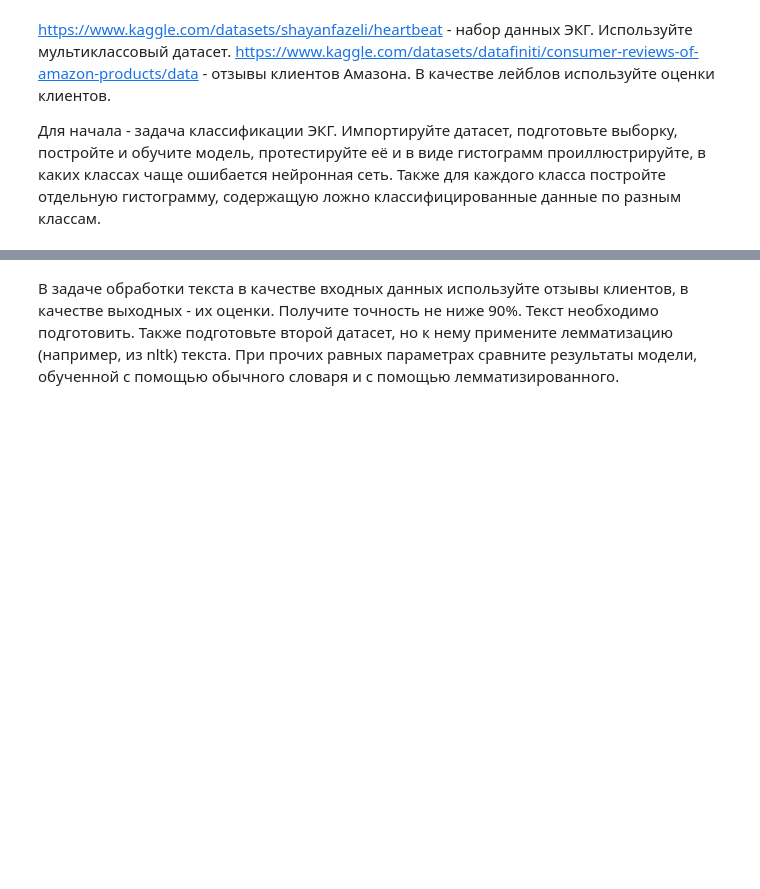
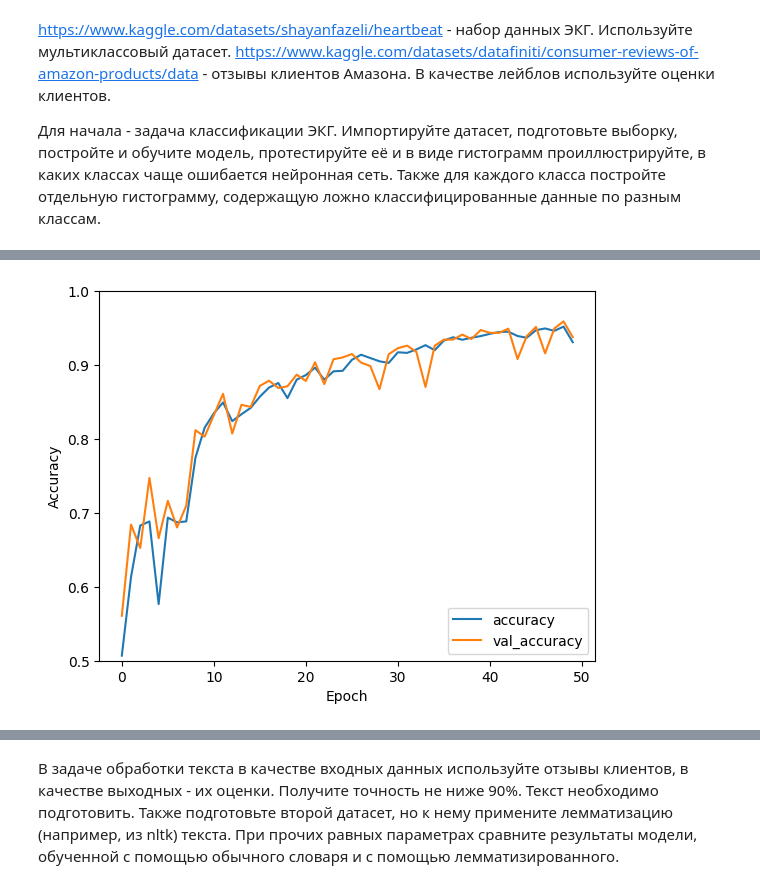
Before and after one commit to BZ6/PINDeepLearning, a Jupyter notebook: Лабораторная_работа_№3.ipynb, the cells around one changed output, grey strips where cells are left out. Cells and saved outputs as stored; diff of their text form; code cells hidden in the pictures; blank space fills up the shorter version.

```diff
--- a/Лабораторная_работа_№3.ipynb
+++ b/Лабораторная_работа_№3.ipynb
@@ -9,0 +112,4 @@ https://www.kaggle.com/datasets/datafiniti/consumer-reviews-of-amazon-products/d
+# %%
+X_train = train_df.drop(columns=[187])
+y_train = train_df[187]
+X_train
@@ -9,0 +130,25 @@ https://www.kaggle.com/datasets/datafiniti/consumer-reviews-of-amazon-products/d
+# %%
+X_train, X_valid, y_train, y_valid = train_test_split(X_train, y_train, test_size=0.2, random_state=42)
+
+X_test = test_df.drop(columns=[187])
+y_test = test_df[187]
+
+scaler = StandardScaler()
+
+X_train_normalized = scaler.fit_transform(X_train)
+X_valid_normalized = scaler.transform(X_valid)
+X_test_normalized = scaler.transform(X_test)
+# %%
+model = Sequential([
+    Input(shape=(187,1)),
+    LSTM(64, return_sequences=True),
+    Dropout(0.3),
+    LSTM(64),
+    Dense(128, activation='relu'),
+    Dropout(0.1),
+    Dense(5, activation='softmax')
+])
+
+model.compile(optimizer='adam', loss='sparse_categorical_crossentropy', metrics=['accuracy'])
+
+history_RNN = model.fit(X_train_normalized.reshape(-1, 187, 1), y_train, epochs=50, batch_size=128, validation_data=(X_valid_normalized, y_valid))
@@ -9,0 +181,13 @@ https://www.kaggle.com/datasets/datafiniti/consumer-reviews-of-amazon-products/d
+# %%
+def show_history(history):
+    plt.plot(history.history['accuracy'], label='accuracy')
+    plt.plot(history.history['val_accuracy'], label='val_accuracy')
+    plt.xlabel('Epoch')
+    plt.ylabel('Accuracy')
+    plt.ylim([0.5, 1])
+    plt.legend(loc='lower right')
+    plt.show()
+# %%
+show_history(history_RNN)
+# %% [output]
+[figure, added]
```
Also changed, not shown: parts of 19 cells of this notebook.
